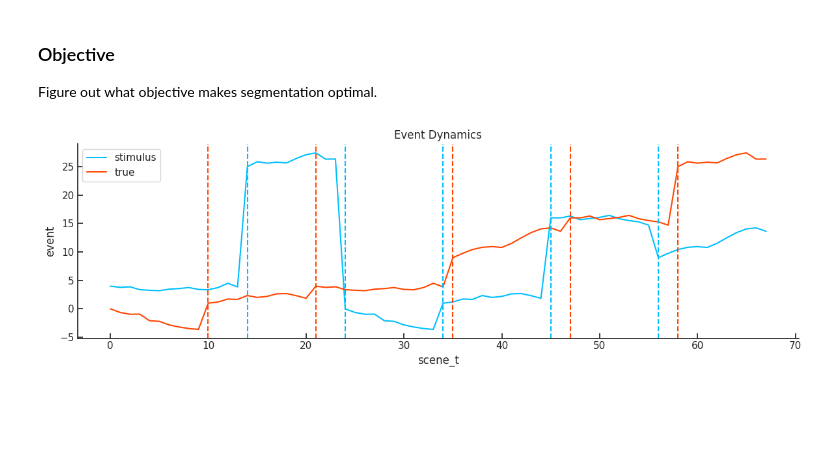
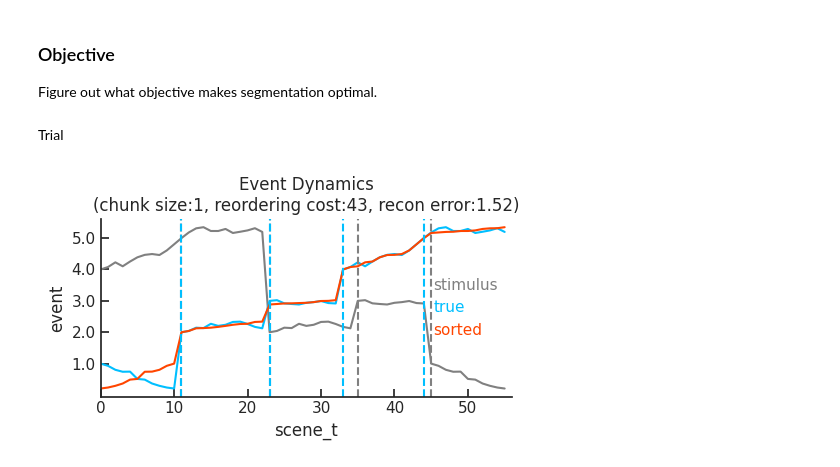
Before and after one commit to siyer7/narrative_map, a Jupyter notebook: code/narrative/13-analytical_soln.ipynb, the cells around one changed output. Drawn from its saved outputs; the diff is of its cells as text; code cells hidden in the pictures; blank space fills up the shorter version.

```diff
--- a/code/narrative/13-analytical_soln.ipynb
+++ b/code/narrative/13-analytical_soln.ipynb
@@ -37,11 +59,26 @@ def make_stimulus(n_events=6, n_dims=8, template_sd=0, min_len=6, max_len=14, dr
-# %%
-true_event_ids, true_event_templates, true_event_lengths, true_event_bounds, true_events, stim_event_ids, stim_event_templates, stim_event_lengths, stim_event_bounds, stim_events = make_stimulus(seed=0,n_dims=1)
-
-plt.figure(figsize=(12, 4)); plt.title("Event Dynamics")
-for stim_dim in range(stim_events.shape[1]): plt.plot(stim_events[:, stim_dim], c='deepskyblue',label='stimulus')
-for stim_dim in range(true_events.shape[1]):   plt.plot(true_events[:, stim_dim],   c='orangered', label='true')
-for bound in stim_event_bounds: plt.axvline(bound, ls="--", c='deepskyblue')
-for bound in true_event_bounds: plt.axvline(bound, ls="--", c='orangered')
-plt.xlabel("scene_t"); plt.ylabel("event"); plt.legend(); plt.tight_layout(); plt.show()
-# %% [output]
-[figure, removed]
+# %% [markdown]
+Trial
+# %%
+seed, n_events, n_dims, avg_event_len, sd_event_len = 0, 5, 1, 10, 2
+between_event_drift, within_event_drift  = 5, .5
+chunk_size = 1 # 1 or avg_event_len
+
+true_event_ids, true_event_templates, true_event_lengths, true_event_bounds, true_stream, stim_event_ids, stim_event_templates, stim_event_lengths, stim_event_bounds, stim_stream =\
+    make_stimulus(seed=seed, n_events=n_events, avg_event_len=avg_event_len, sd_event_len=sd_event_len, between_event_drift=between_event_drift, within_event_drift=within_event_drift, n_dims=n_dims)
+sorted_stream, insertion_count =\
+    sort(true_stream, stim_stream, chunk_size=chunk_size)
+recon_err = np.mean((np.array(sorted_stream)-true_stream)**2)
+
+plt.figure(figsize=(5,3)); plt.title(f"Event Dynamics\n(chunk size:{chunk_size}, reordering cost:{insertion_count}, recon error:{recon_err:.2f})")
+for stim_dim in range(stim_stream.shape[1]): plt.plot(stim_stream[:, stim_dim], c='gray',label='stimulus')
+for stim_dim in range(true_stream.shape[1]): plt.plot(true_stream[:, stim_dim],   c='deepskyblue', label='true')
+for stim_dim in range(true_stream.shape[1]): plt.plot(np.array(sorted_stream)[:, stim_dim],   c='orangered', label='sorted')
+for bound in stim_event_bounds: plt.axvline(bound, ls="--", c='gray')
+for bound in true_event_bounds: plt.axvline(bound, ls="--", c='deepskyblue')
+plt.xlabel("scene_t"); plt.ylabel("event"); plt.xlim(0,len(sorted_stream))
+plt.yticks(np.linspace(0,between_event_drift*(n_events-1),between_event_drift), np.linspace(1,n_events,between_event_drift))
+leg = plt.legend(frameon=False, handlelength=0, handletextpad=0)
+for t in leg.get_texts(): t.set_color({'stimulus':'gray','true':'deepskyblue','sorted':'orangered'}[t.get_text()])
+plt.tight_layout(); plt.show()
+# %% [output]
+[figure, added]
```
Also changed, not shown: parts of 4 cells of this notebook, 1 other file.
